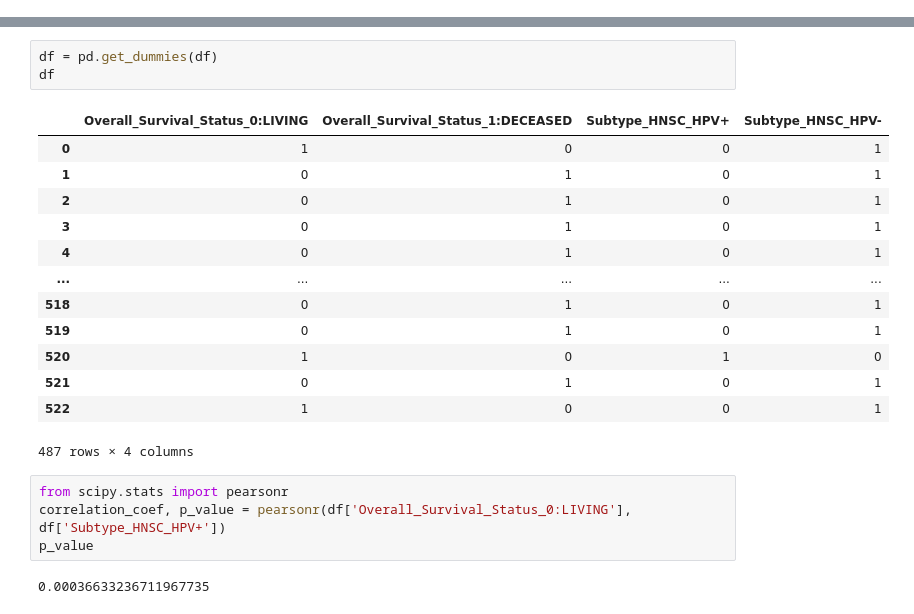
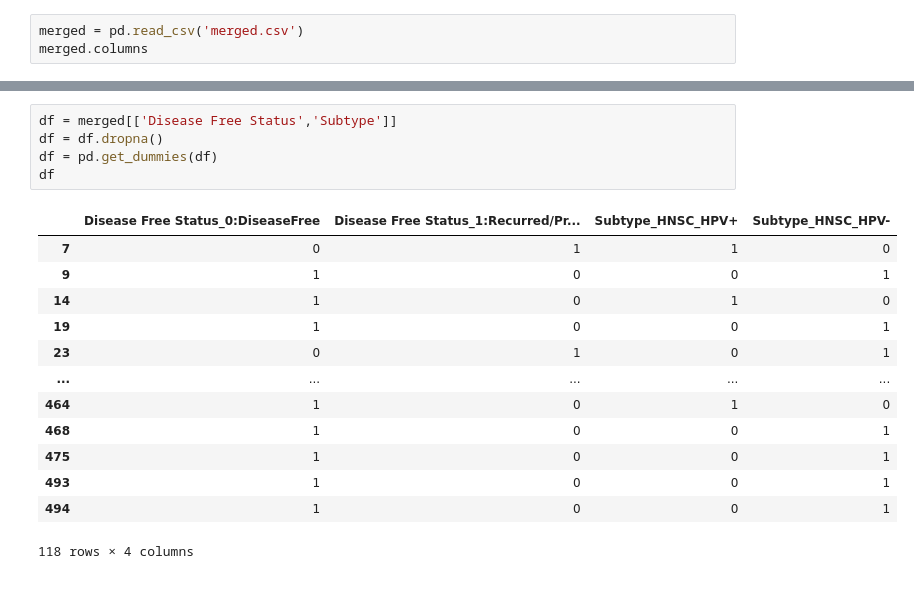
Before and after one commit to Enable72/ECE204-PROJECT4, a Jupyter notebook: hpv.ipynb, the cells around one changed output, grey strips where cells are left out. Cells and saved outputs as stored; diff of their text form.

```diff
--- a/hpv.ipynb
+++ b/hpv.ipynb
@@ -23,0 +8,3 @@ df
+# %%
+merged = pd.read_csv('merged.csv')
+merged.columns
@@ -41,23 +84,19 @@ df
 # %%
+df = merged[['Disease Free Status','Subtype']]
+df = df.dropna()
 df = pd.get_dummies(df)
 df
 # %% [output]
-|  | Overall_Survival_Status_0:LIVING | Overall_Survival_Status_1:DECEASED | Subtype_HNSC_HPV+ | Subtype_HNSC_HPV- |
-| 0 | 1 | 0 | 0 | 1 |
-| 1 | 0 | 1 | 0 | 1 |
-| 2 | 0 | 1 | 0 | 1 |
-| 3 | 0 | 1 | 0 | 1 |
-| 4 | 0 | 1 | 0 | 1 |
+|  | Disease Free Status_0:DiseaseFree | Disease Free Status_1:Recurred/Pr... | Subtype_HNSC_HPV+ | Subtype_HNSC_HPV- |
+| 7 | 0 | 1 | 1 | 0 |
+| 9 | 1 | 0 | 0 | 1 |
+| 14 | 1 | 0 | 1 | 0 |
+| 19 | 1 | 0 | 0 | 1 |
+| 23 | 0 | 1 | 0 | 1 |
 | ... | ... | ... | ... | ... |
-| 518 | 0 | 1 | 0 | 1 |
-| 519 | 0 | 1 | 0 | 1 |
-| 520 | 1 | 0 | 1 | 0 |
-| 521 | 0 | 1 | 0 | 1 |
-| 522 | 1 | 0 | 0 | 1 |
+| 464 | 1 | 0 | 1 | 0 |
+| 468 | 1 | 0 | 0 | 1 |
+| 475 | 1 | 0 | 0 | 1 |
+| 493 | 1 | 0 | 0 | 1 |
+| 494 | 1 | 0 | 0 | 1 |
-487 rows × 4 columns
+118 rows × 4 columns
-# %%
-from scipy.stats import pearsonr
-correlation_coef, p_value = pearsonr(df['Overall_Survival_Status_0:LIVING'], df['Subtype_HNSC_HPV+'])
-p_value
-# %% [output]
-0.00036633236711967735
```
Also changed, not shown: parts of 12 cells of this notebook.
